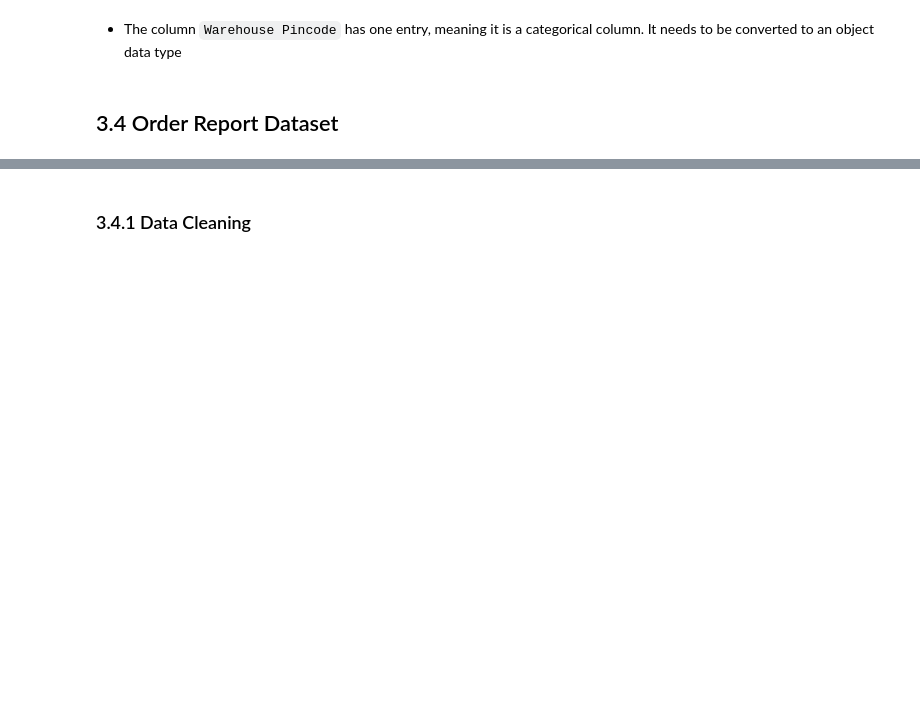
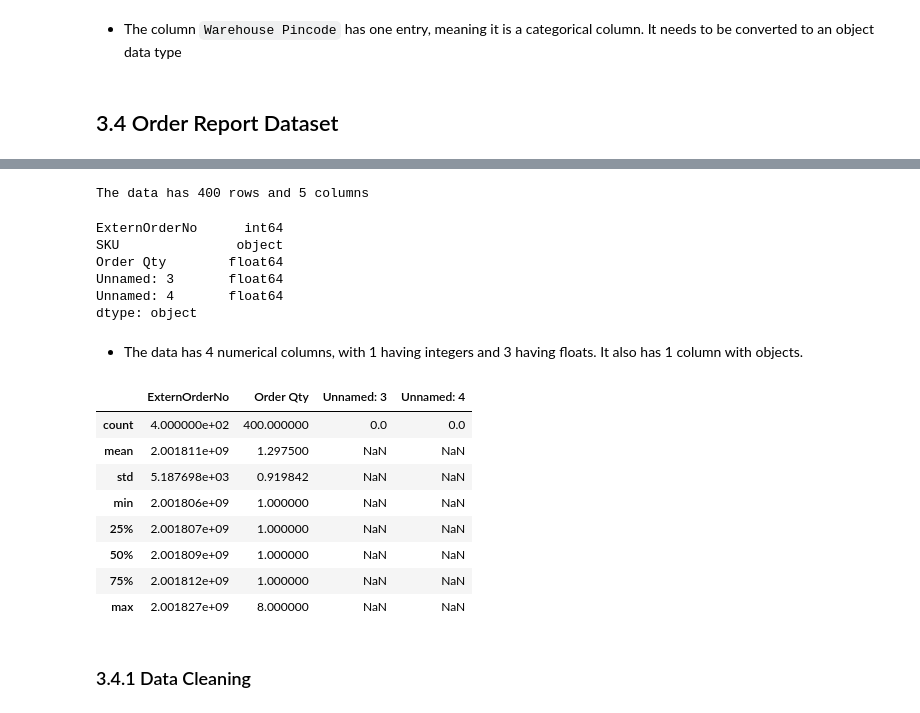
Before and after one commit to Mercy-Njambi/B2B-Ecommerce-Fraud, a Jupyter notebook: notebooks/Data Analysis.ipynb, the cells around one changed output, grey strips where cells are left out. Drawn from its saved outputs; the diff is of its cells as text; code cells hidden in the pictures; blank space fills up the shorter version.

Commit message:
Order report data cleaned

```diff
--- a/notebooks/Data Analysis.ipynb
+++ b/notebooks/Data Analysis.ipynb
@@ -418,3 +420,36 @@ order_report.head()
+# %%
+# checking the shape of the data
+
+print(f"The data has {order_report.shape[0]} rows and {order_report.shape[1]} columns")
+# %% [output]
+The data has 400 rows and 5 columns
+# %%
+# checking the data types of the data
+
+order_report.dtypes
+# %% [output]
+ExternOrderNo      int64
+SKU               object
+Order Qty        float64
+Unnamed: 3       float64
+Unnamed: 4       float64
+dtype: object
+# %% [markdown]
+- The data has 4 numerical columns, with 1 having integers and 3 having floats. It also has 1 column with objects.
+# %%
+# checking the statistics of the data
+
+order_report.describe()
+# %% [output]
+|  | ExternOrderNo | Order Qty | Unnamed: 3 | Unnamed: 4 |
+| count | 4.000000e+02 | 400.000000 | 0.0 | 0.0 |
+| mean | 2.001811e+09 | 1.297500 | NaN | NaN |
+| std | 5.187698e+03 | 0.919842 | NaN | NaN |
+| min | 2.001806e+09 | 1.000000 | NaN | NaN |
+| 25% | 2.001807e+09 | 1.000000 | NaN | NaN |
+| 50% | 2.001809e+09 | 1.000000 | NaN | NaN |
+| 75% | 2.001812e+09 | 1.000000 | NaN | NaN |
+| max | 2.001827e+09 | 8.000000 | NaN | NaN |
 # %% [markdown]
 ### 3.4.1 Data Cleaning
 # %% [markdown]
```
Also changed, not shown: parts of 11 cells of this notebook.
